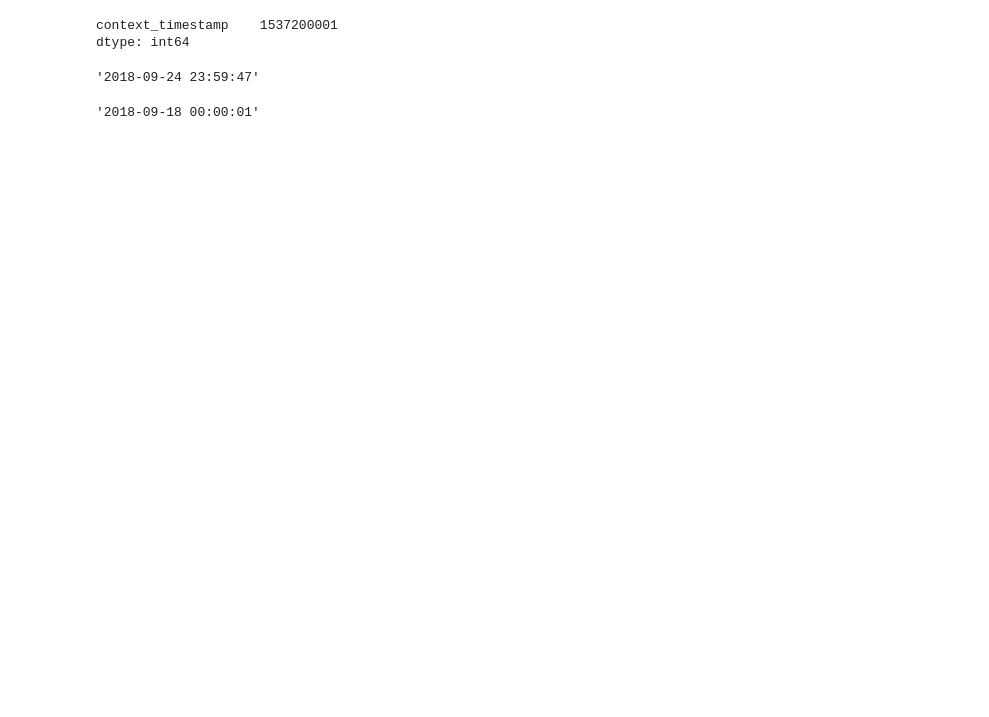
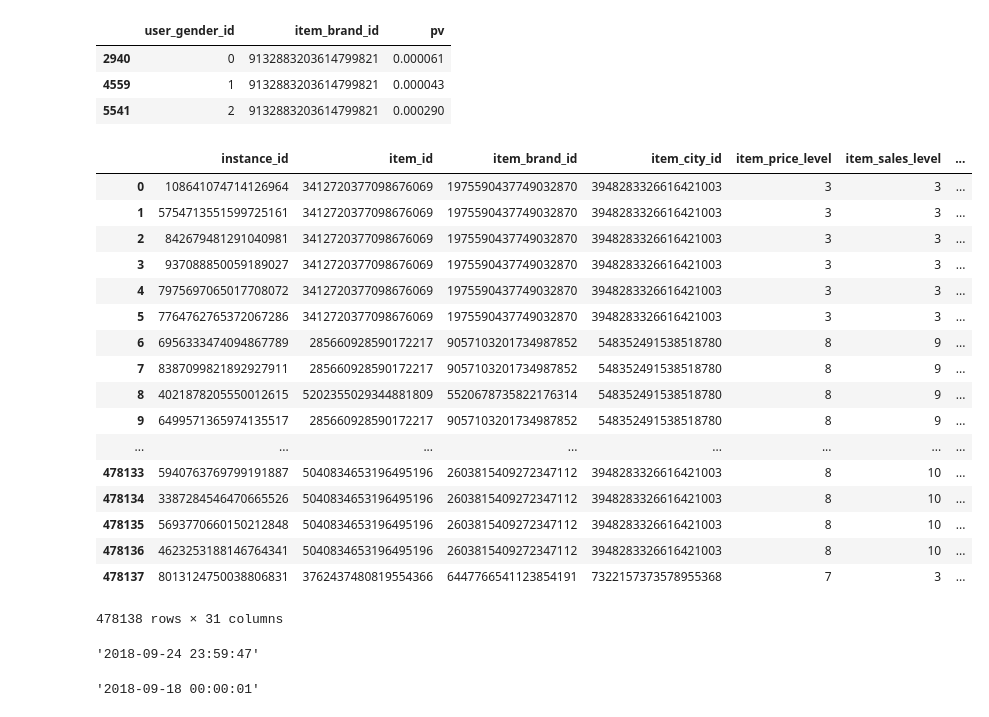
Before and after one commit to chenyunxing/tianchi-new, a Jupyter notebook: pandas.ipynb, the cells around one changed output. Saved outputs shown, nothing was run; the diff lists cells and outputs as text; code cells hidden in the pictures; blank space fills up the shorter version.

```diff
--- a/pandas.ipynb
+++ b/pandas.ipynb
@@ -10,0 +9,15 @@ data = pd.read_table('train.txt',sep=' ',index_col=0)
+# %%
+data = pd.read_table('train.txt',sep=' ',index_col=False)
+print('item_category_list_ing')
+for i in range(3):
+    data['category_%d'%(i)] = data['item_category_list'].apply(
+        lambda x:x.split(";")[i] if len(x.split(";")) > i else " "
+    )
+del data['item_category_list']
+
+print('item_property_list_ing')
+for i in range(3):
+    data['property_%d'%(i)] = data['item_property_list'].apply(
+        lambda x:x.split(";")[i] if len(x.split(";")) > i else " "
+    )
+del data['item_property_list']
@@ -13,8 +58,41 @@ import time
+# %%
+temp = data[['user_gender_id','item_brand_id','instance_id']].groupby(['user_gender_id','item_brand_id']).aggregate('count')
+temp1 = temp.reset_index()
+temp2 = temp.groupby('user_gender_id').sum().reset_index()
+temp3 = pd.merge(temp1,temp2,on=['user_gender_id'],how='left')
+temp4 = temp3[['instance_id_x']].rename(columns=({'instance_id_x':'sum'}))/temp3[['instance_id_y']].rename(columns=({'instance_id_y':'sum'}))
+temp3['pv'] = temp4
+temp3.drop('instance_id_x', axis=1, inplace=True)
+temp3.drop('instance_id_y', axis=1, inplace=True)
+# pd.merge(data,temp3,on=['user_gender_id','property_0'],how='left')
+temp3[temp3['item_brand_id']==9132883203614799821]
+# temp3
+# %% [output]
+|  | user_gender_id | item_brand_id | pv |
+| 2940 | 0 | 9132883203614799821 | 0.000061 |
+| 4559 | 1 | 9132883203614799821 | 0.000043 |
+| 5541 | 2 | 9132883203614799821 | 0.000290 |
 # %%
-data[['context_timestamp']].min()
+data
 # %% [output]
+|  | instance_id | item_id | item_brand_id | item_city_id | item_price_level | item_sales_level | ... |
+| 0 | 108641074714126964 | 3412720377098676069 | 1975590437749032870 | 3948283326616421003 | 3 | 3 | ... |
+| 1 | 5754713551599725161 | 3412720377098676069 | 1975590437749032870 | 3948283326616421003 | 3 | 3 | ... |
+| 2 | 842679481291040981 | 3412720377098676069 | 1975590437749032870 | 3948283326616421003 | 3 | 3 | ... |
+| 3 | 937088850059189027 | 3412720377098676069 | 1975590437749032870 | 3948283326616421003 | 3 | 3 | ... |
+| 4 | 7975697065017708072 | 3412720377098676069 | 1975590437749032870 | 3948283326616421003 | 3 | 3 | ... |
+| 5 | 7764762765372067286 | 3412720377098676069 | 1975590437749032870 | 3948283326616421003 | 3 | 3 | ... |
+| 6 | 6956333474094867789 | 285660928590172217 | 9057103201734987852 | 548352491538518780 | 8 | 9 | ... |
+| 7 | 8387099821892927911 | 285660928590172217 | 9057103201734987852 | 548352491538518780 | 8 | 9 | ... |
+| 8 | 4021878205550012615 | 5202355029344881809 | 5520678735822176314 | 548352491538518780 | 8 | 9 | ... |
+| 9 | 6499571365974135517 | 285660928590172217 | 9057103201734987852 | 548352491538518780 | 8 | 9 | ... |
+| ... | ... | ... | ... | ... | ... | ... | ... |
+| 478133 | 5940763769799191887 | 5040834653196495196 | 2603815409272347112 | 3948283326616421003 | 8 | 10 | ... |
+| 478134 | 3387284546470665526 | 5040834653196495196 | 2603815409272347112 | 3948283326616421003 | 8 | 10 | ... |
+| 478135 | 5693770660150212848 | 5040834653196495196 | 2603815409272347112 | 3948283326616421003 | 8 | 10 | ... |
+| 478136 | 4623253188146764341 | 5040834653196495196 | 2603815409272347112 | 3948283326616421003 | 8 | 10 | ... |
+| 478137 | 8013124750038806831 | 3762437480819554366 | 6447766541123854191 | 7322157373578955368 | 7 | 3 | ... |
-context_timestamp    1537200001
-dtype: int64
+478138 rows × 31 columns
 # %%
 time.strftime("%Y-%m-%d %H:%M:%S",time.localtime(1537804787))
 # %% [output]
```
Also changed, not shown: parts of 5 cells of this notebook, 1 other file.
